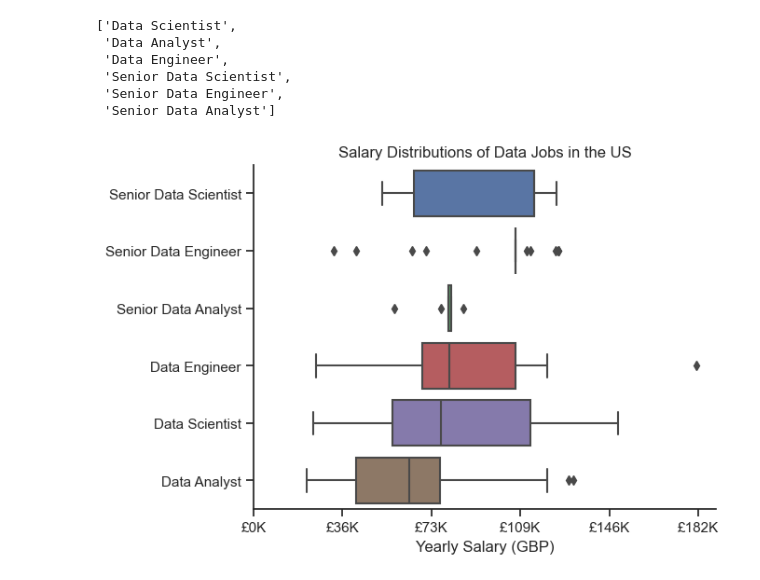
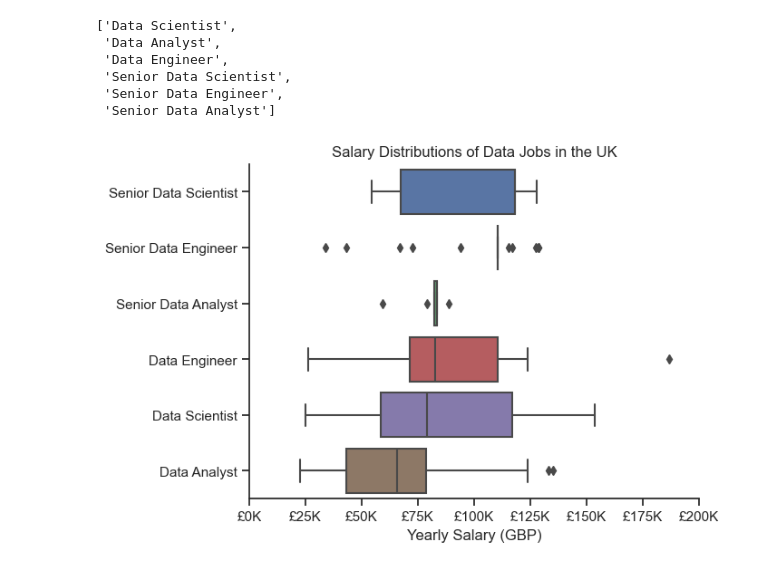
Before and after one commit to ChrisDoubleJ/Python_Data_Analysis, a Jupyter notebook: Analysis/4_Wage_Analysis.ipynb, the cells around one changed output. Saved outputs shown, nothing was run; the diff lists cells and outputs as text; code cells hidden in the pictures.

```diff
--- a/Analysis/4_Wage_Analysis.ipynb
+++ b/Analysis/4_Wage_Analysis.ipynb
@@ -19 +16,7 @@ exchange_rate = 0.73  # Replace with the current exchange rate
+# %%
+# Define the conversion rate from USD to GBP
+USD_TO_GBP = 0.75
+
+# Apply conversion to the salary_year_avg column
+df['salary_year_avg_gbp'] = df['salary_year_avg'] * USD_TO_GBP
 # %%
@@ -21,12 +24,13 @@ exchange_rate = 0.73  # Replace with the current exchange rate
 df_UK = df[(df['job_country'] == 'United Kingdom')].dropna(subset=['salary_year_avg'])
 # %%
+# Create a list of the main job_titles in our dataset and filter our dataframe to only contain these job titles
 job_titles = df_UK['job_title_short'].value_counts().index[:6].tolist()
 
-# filter the df for the top 6 job titles
+# Filter the df for the top 6 job titles
 df_UK_top6 = df_UK[df_UK['job_title_short'].isin(job_titles)]
 
-# order the job titles by median salary
-job_order = df_UK_top6.groupby('job_title_short')['salary_year_avg'].median().sort_values(ascending=False).index
+# Order the job titles by median salary
+job_order = df_UK_top6.groupby('job_title_short')['salary_year_avg_gbp'].median().sort_values(ascending=False).index
 
 job_titles
 # %% [output]
@@ -37,18 +41,18 @@ job_titles
  'Senior Data Engineer',
  'Senior Data Analyst']
 # %%
-sns.boxplot(data=df_US_top6, x='salary_year_avg', y='job_title_short', order=job_order)
+# Plot Salary Distributions
+sns.boxplot(data=df_UK_top6, x='salary_year_avg_gbp', y='job_title_short', order=job_order)
 sns.set_theme(style='ticks')
 sns.despine()
 
-# this is all the same
-plt.title('Salary Distributions of Data Jobs in the US')
+plt.title('Salary Distributions of Data Jobs in the UK')
 plt.xlabel('Yearly Salary (GBP)')
 plt.ylabel('')
-plt.xlim(0, 260000)
-ticks_x = plt.FuncFormatter(lambda y, pos: f'£{int((y*exchange_rate)/1000)}K')
+plt.xlim(0, 200000)  # Convert the x-axis limit to GBP
+ticks_x = plt.FuncFormatter(lambda y, pos: f'£{int(y/1000)}K')
 plt.gca().xaxis.set_major_formatter(ticks_x)
 plt.show()
 # %% [output]
-[figure, old version]
+[figure, new version]
 # %%
```
Also changed, not shown: parts of 6 cells of this notebook, 4 other files.
